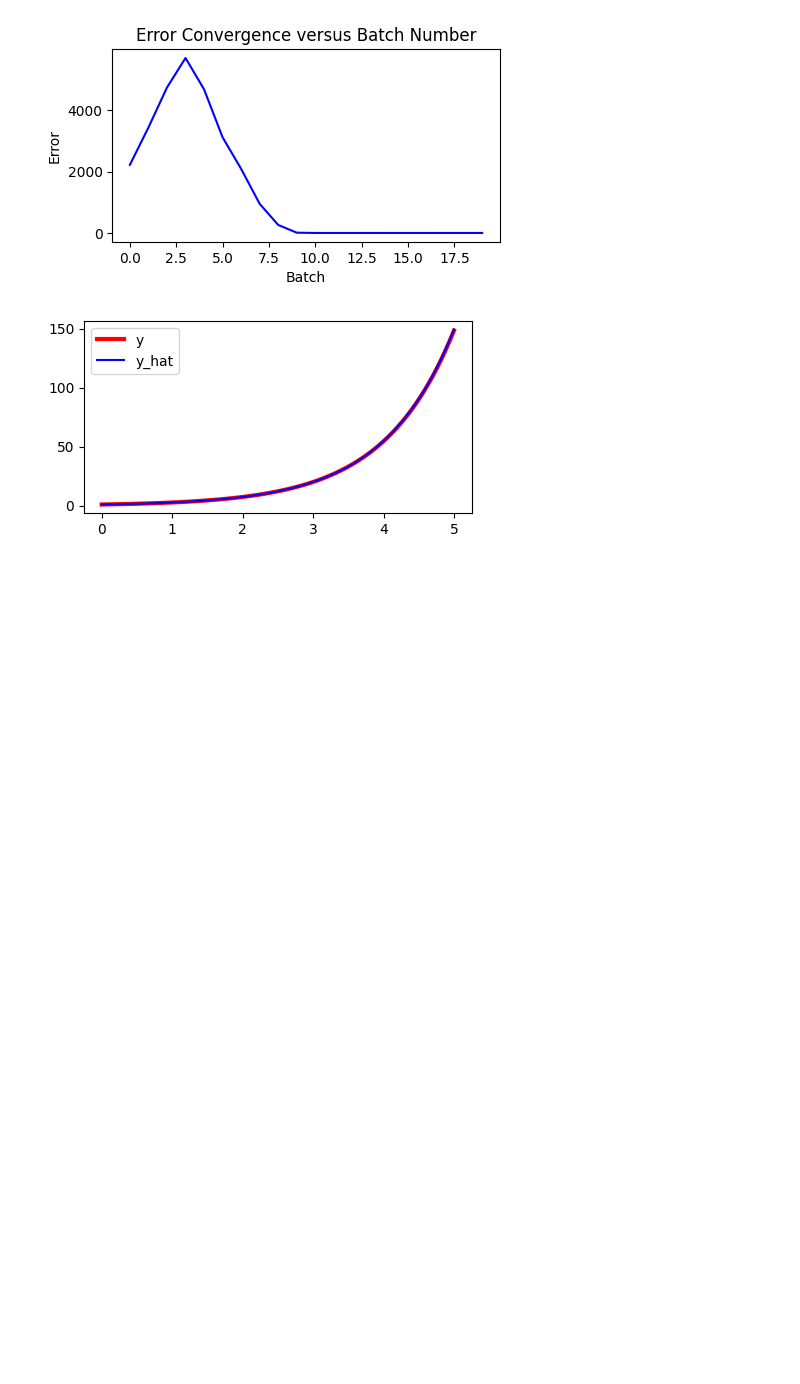
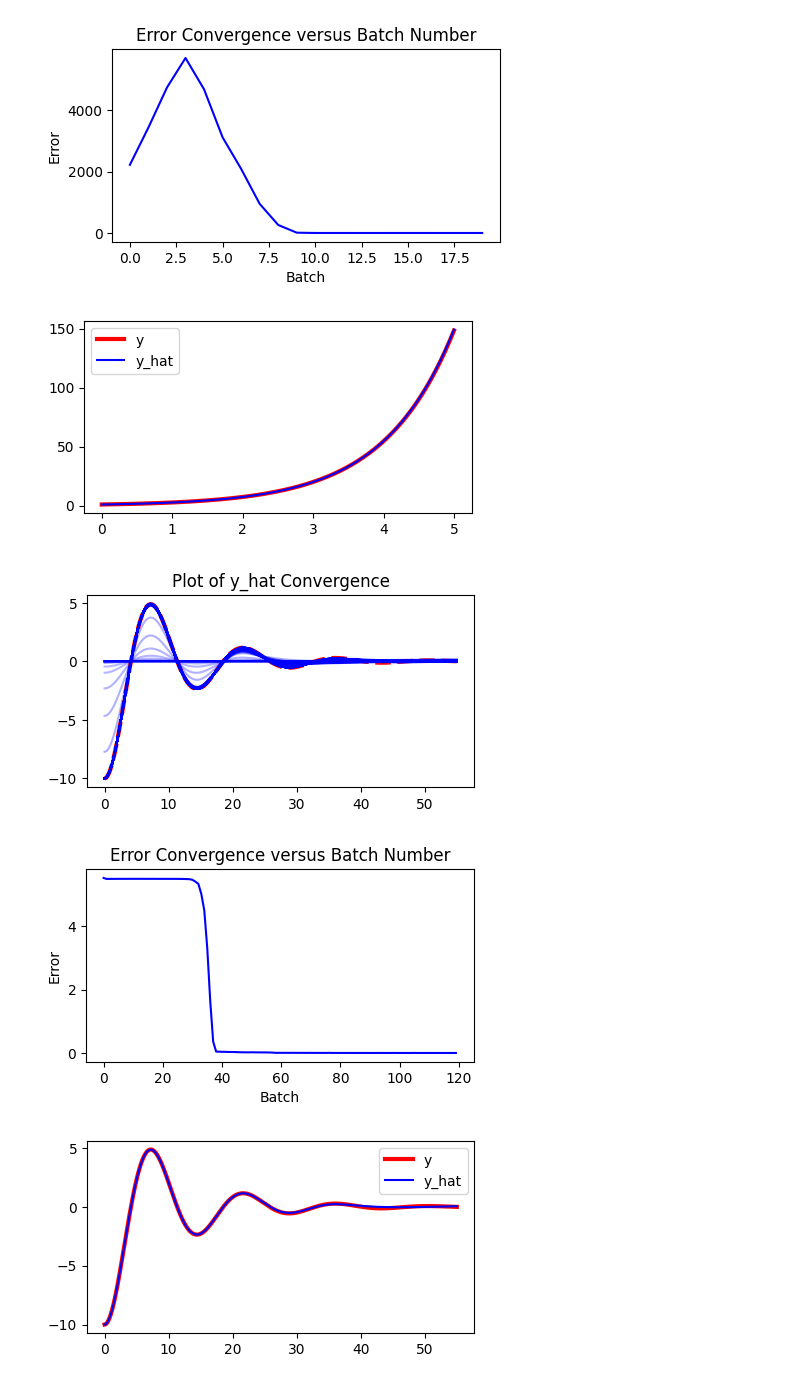
Before and after one commit to siddha20/CSCI4962, a Jupyter notebook: Project/project.ipynb, the cells around one changed output. Saved outputs shown, nothing was run; the diff lists cells and outputs as text; code cells hidden in the pictures; blank space fills up the shorter version.

```diff
--- a/Project/project.ipynb
+++ b/Project/project.ipynb
@@ -76,7 +76,13 @@ fn_c = lambda x: -40/(32*x + 5)
 loss_d = [[None, lambda x, y: torch.linalg.norm(10*dx(y, x, 2) + 5*y, ord=2)],
           [None, lambda x, y: torch.linalg.norm(y[0], ord=2)],
           [None, lambda x, y: torch.linalg.norm(dx(y[0], x, 1) - 1, ord=2)]]
-fn_d = lambda x: torch.sqrt(2)*torch.sin(x/torch.sqrt(2))
+fn_d = lambda x: np.sqrt(2)*torch.sin(x/np.sqrt(2))
+
+# 10y''+ 2y' + 2y = 0; y(0) = -10; y'(0) = 0
+loss_e = [[None, lambda x, y: torch.linalg.norm(10*dx(y, x, 2) + 2*dx(y, x, 1) + 2*y, ord=2)],
+          [None, lambda x, y: torch.linalg.norm(y[0] + 10, ord=2)],
+          [None, lambda x, y: torch.linalg.norm(dx(y[0], x, 1), ord=2)]]
+fn_e = lambda x: -(10/19) *  torch.exp(-x/10) * (np.sqrt(19)*torch.sin((np.sqrt(19)*x)/10) + 19*torch.cos((np.sqrt(19)*x)/10))
 # %%
 # Finding optimal beta value for first order ODEs
 
@@ -223,3 +229,57 @@ plt.show()
 [figure]
 [figure]
 [figure]
+# %%
+# Fitting second order differential equations.
+
+loss2 = loss_e.copy()
+loss2[0][0] = 1 # alpha
+loss2[1][0] = 1 # beta
+loss2[2][0] = 50 # gamma
+
+model = NN(20)
+optimizer = torch.optim.Adam(model.parameters(), lr=.001)
+
+a = 0
+b = 55
+N = 300
+
+x = torch.linspace(a, b, 1000).reshape(1000, 1)
+y = fn_e(x)
+plt.figure(1)
+plt.plot(x, y, color='r', linestyle="dashed", linewidth=3)
+
+batch_count = 120
+error = []
+
+# Train in batches
+for batch in range(batch_count):
+
+    # Calculate Error
+    y_hat = model(x).detach()
+    plt.plot(x, y_hat, color='b', alpha=(batch + 1)/batch_count)
+    error.append(float(torch.mean((y - y_hat)**2)))
+
+
+    # Train the model
+    train(model, N, a, b, 750, loss2, optimizer, show_stats=False)
+
+plt.title("Plot of y_hat Convergence")
+plt.show()
+
+
+plt.figure(2)
+plt.plot(error, color='b')
+plt.title("Error Convergence versus Batch Number")
+plt.xlabel("Batch")
+plt.ylabel("Error")
+
+plt.figure(3)
+plt.plot(x, y, color='r', lw=3, label="y")
+plt.plot(x, y_hat, color='b', label="y_hat")
+plt.legend()
+plt.show()
+# %% [output]
+[figure, added]
+[figure, added]
+[figure, added]
```
Also changed, not shown: parts of 2 cells of this notebook, 12 other files.
